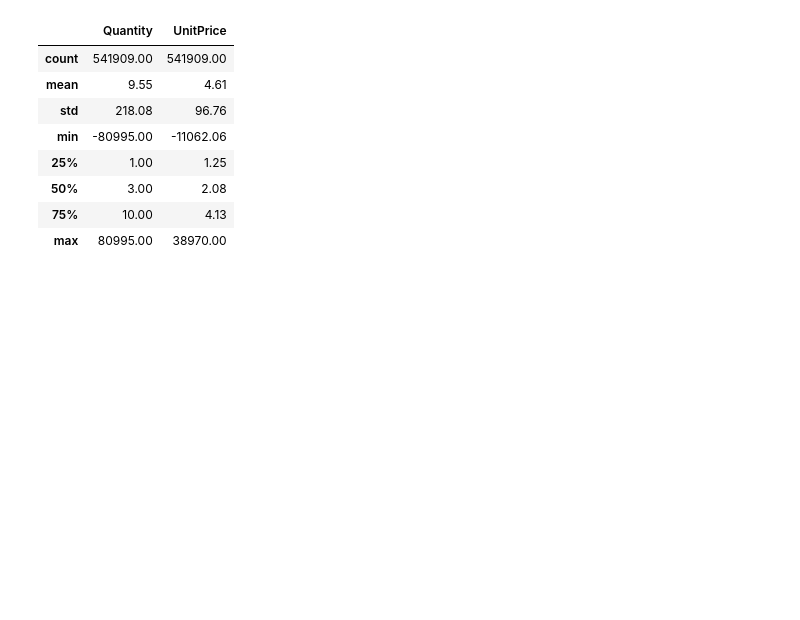
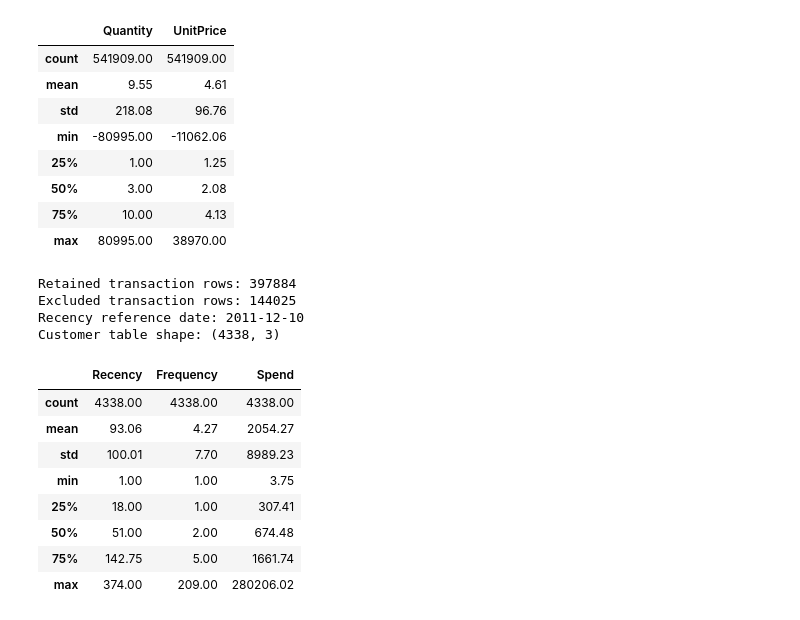
Before and after one commit to SUZAN1010/Formative-Assignment-for-502AZ, a Jupyter notebook: 502AZ_Task_2.ipynb, the cells around one changed output. Saved outputs shown, nothing was run; the diff lists cells and outputs as text; code cells hidden in the pictures; blank space fills up the shorter version.

Commit message:
Clean E-Commerce transactions and build customer RFM features

```diff
--- a/502AZ_Task_2.ipynb
+++ b/502AZ_Task_2.ipynb
@@ -128,3 +128,43 @@ Rows on cancelled invoices: 9288
 | 50% | 3.00 | 2.08 |
 | 75% | 10.00 | 4.13 |
 | max | 80995.00 | 38970.00 |
+# %%
+positive_purchase = shop["Quantity"].gt(0) & shop["UnitPrice"].gt(0)  # Flags lines with positive quantity and price.
+keep = ~missing_customer_id & ~cancelled_invoice & positive_purchase  # Selects identified purchases with positive values.
+sales = shop.loc[keep].copy()  # Copies the retained rows for customer-level analysis.
+
+sales["InvoiceDate"] = pd.to_datetime(  # Converts the CSV dates to timestamps.
+    sales["InvoiceDate"], format="%m/%d/%Y %H:%M", errors="coerce"  # Uses month/day/year and marks invalid dates as missing.
+)
+sales = sales.dropna(subset=["InvoiceDate", "InvoiceNo"])  # Removes rows missing a valid date or invoice number.
+sales["LineSpend"] = sales["Quantity"] * sales["UnitPrice"]  # Calculates spending for each retained line.
+
+reference_date = sales["InvoiceDate"].max().normalize() + pd.Timedelta(days=1)  # Sets the reference to the day after the latest purchase.
+
+rfm = sales.groupby("CustomerID").agg(  # Creates one row per customer.
+    LastPurchase=("InvoiceDate", "max"),  # Finds each customer's most recent purchase.
+    Frequency=("InvoiceNo", "nunique"),  # Counts distinct invoices so multi-item orders are counted once.
+    Spend=("LineSpend", "sum")  # Totals the value of retained purchase lines.
+)
+rfm["Recency"] = (reference_date - rfm["LastPurchase"].dt.normalize()).dt.days  # Calculates days since the last purchase.
+rfm = rfm[["Recency", "Frequency", "Spend"]]  # Keeps the three features for clustering.
+
+print("Retained transaction rows:", len(sales))  # Reports the cleaned transaction count.
+print("Excluded transaction rows:", len(shop) - len(sales))  # Counts each removed row once.
+print("Recency reference date:", reference_date.date())  # Shows the date used to calculate recency.
+print("Customer table shape:", rfm.shape)  # Reports the number of customers and features.
+display(rfm.describe().round(2))  # Summarises recency, frequency and spend across customers.
+# %% [output]
+Retained transaction rows: 397884
+Excluded transaction rows: 144025
+Recency reference date: 2011-12-10
+Customer table shape: (4338, 3)
+|  | Recency | Frequency | Spend |
+| count | 4338.00 | 4338.00 | 4338.00 |
+| mean | 93.06 | 4.27 | 2054.27 |
+| std | 100.01 | 7.70 | 8989.23 |
+| min | 1.00 | 1.00 | 3.75 |
+| 25% | 18.00 | 1.00 | 307.41 |
+| 50% | 51.00 | 2.00 | 674.48 |
+| 75% | 142.75 | 5.00 | 1661.74 |
+| max | 374.00 | 209.00 | 280206.02 |
```
